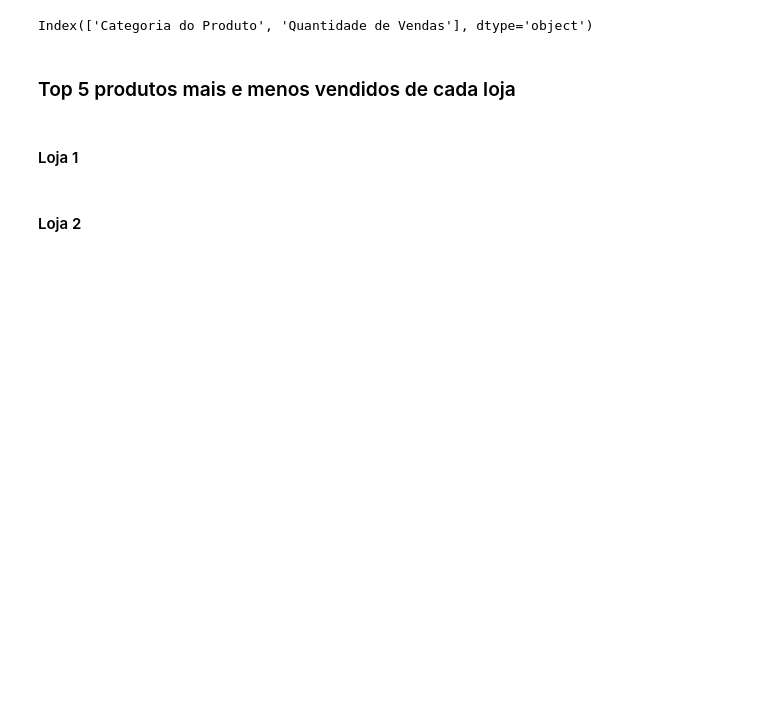
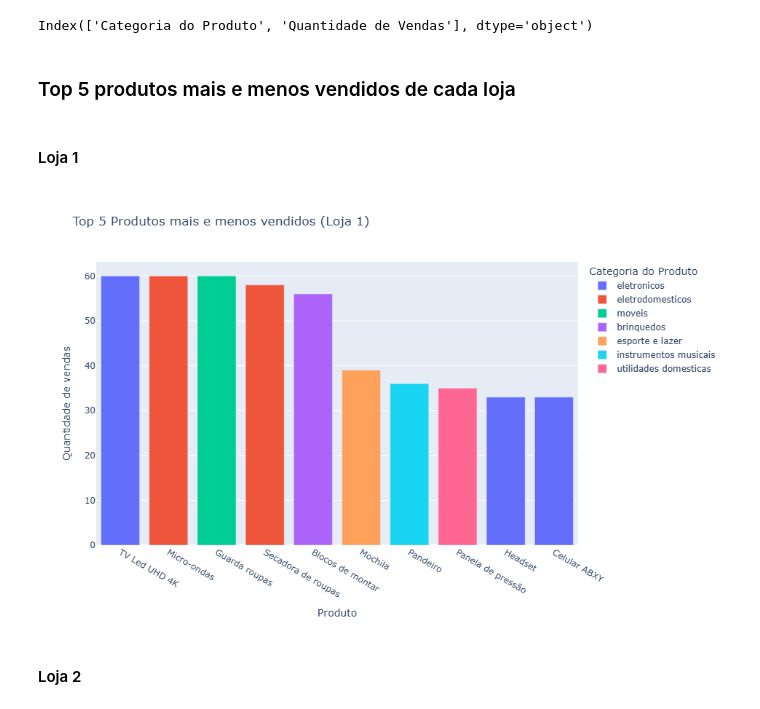
Before and after one commit to louuispy/Challenge-Alura-Store-BR, a Jupyter notebook: AluraStoreBrasil.ipynb, the cells around one changed output. Saved outputs shown, nothing was run; the diff lists cells and outputs as text; code cells hidden in the pictures; blank space fills up the shorter version.

Commit message:
update charts

```diff
--- a/AluraStoreBrasil.ipynb
+++ b/AluraStoreBrasil.ipynb
@@ -617,18 +617,24 @@ fig.show()
 #### Loja 1
 # %%
 top5_mais_menos_vendidos_loja1 = pd.concat([produtos_mais_vendidos_loja1.head(), produtos_mais_vendidos_loja1.tail()], ignore_index=True)
-top5_mais_menos_vendidos_loja1
+top5_mais_menos_vendidos_loja1 = top5_mais_menos_vendidos_loja1.sort_values(by='Quantidade de vendas', ascending=False)
+
 
 fig = px.bar(top5_mais_menos_vendidos_loja1,
              x='Produto', y='Quantidade de vendas',
              hover_data=['Categoria do Produto'],
              labels=({'Categoria do Produto': 'Categoria do Produto'}),
              title='Top 5 Produtos mais e menos vendidos (Loja 1)',
-             color_discrete_sequence=px.colors.qualitative.Plotly,
-             height=600
+             color='Categoria do Produto',
+             height=600,
+             category_orders={
+                'Produto': top5_mais_menos_vendidos_loja1['Produto'].tolist()
+             }
             )
 
 fig.show()
+# %% [output]
+[figure, added]
 # %% [markdown]
 #### Loja 2
 # %%
```
Also changed, not shown: parts of 5 cells of this notebook.
